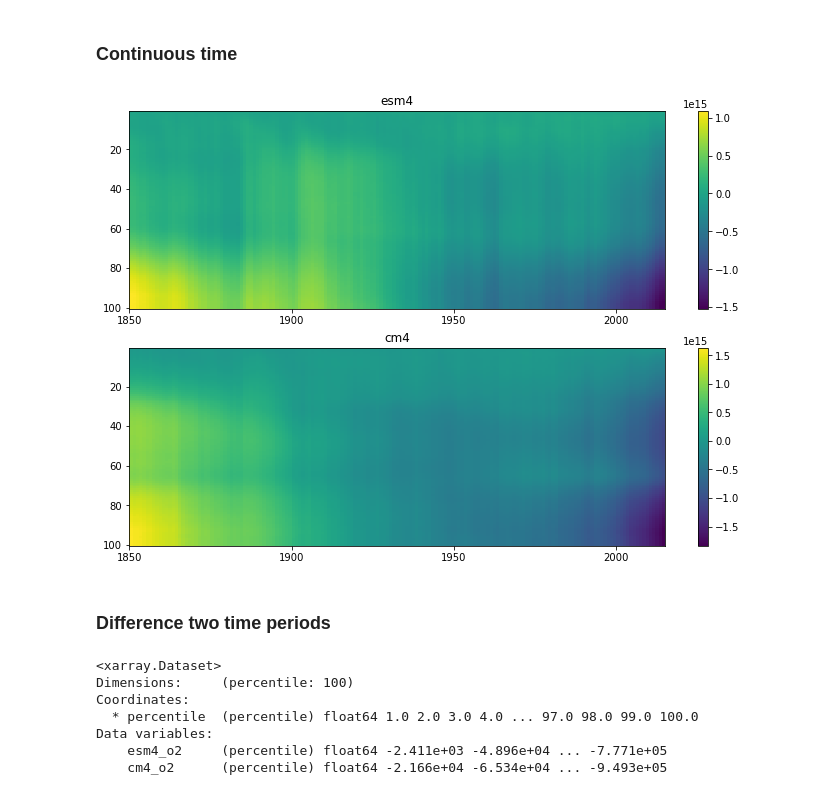
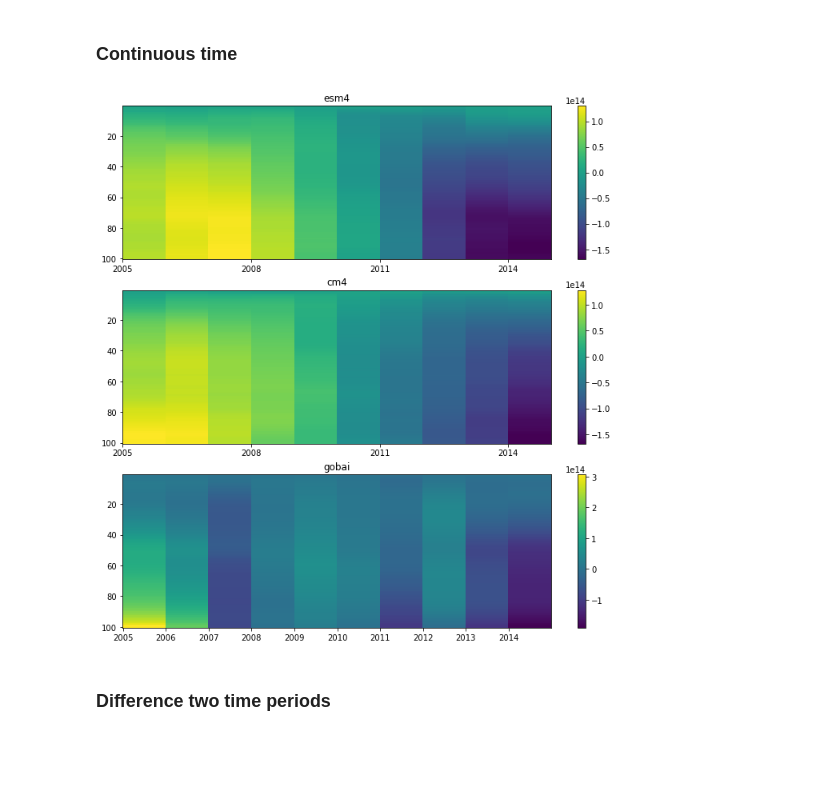
Before and after one commit to gmacgilchrist/oxygen, a Jupyter notebook: notebooks/draw_tracerpercentile_cfdatasets.ipynb, the cells around one changed output. Saved outputs shown, nothing was run; the diff lists cells and outputs as text; code cells hidden in the pictures; blank space fills up the shorter version.

```diff
--- a/notebooks/draw_tracerpercentile_cfdatasets.ipynb
+++ b/notebooks/draw_tracerpercentile_cfdatasets.ipynb
@@ -6,33 +6,38 @@ from static import *
 import cftime
 import matplotlib.pyplot as plt
 # %%
-datasets = ['esm4','cm4']
+datasets = ['esm4','cm4','gobai']
 tracernames = ['o2']
 ascending = False
+upper2k=True
 # %%
 dd = {}
 for dataset in datasets:
     dd[dataset]=xr.Dataset()
     for tracername in tracernames:
-        tmp = xr.open_dataset(path_tp(tracername,dataset,ascending))
+        tmp = xr.open_dataset(path_tp(tracername,dataset,ascending,upper2k))
         tmp = tmp.rename({'tp':'tp_'+tracername,'Tp':'Tp_'+tracername})
         dd[dataset]=xr.merge([dd[dataset],tmp])
 # %% [markdown]
 ### Continuous time
 # %%
+timeperiod = slice('2005-01-01','2014-12-31')
+
 tracername = 'o2'
 nd = len(datasets)
 fig,axarr = plt.subplots(figsize=(12,4*nd),nrows=nd)
 for i,dataset in enumerate(datasets):
     ax = axarr.flat[i]
     ds = dd[dataset]
+    if timeperiod is not None:
+        ds = ds.sel(time=timeperiod)
     Z = ds['Tp_'+tracername]-ds['Tp_'+tracername].mean('time')
     im = ax.pcolormesh(Z['time'].values,Z['percentile'],Z.transpose(),shading='auto')
     ax.invert_yaxis()
     ax.set_title(dataset)
     plt.colorbar(im,ax=ax)
 # %% [output]
-[figure, old version]
+[figure, new version]
 # %% [markdown]
 ### Difference two time periods
 # %%
@@ -55,16 +60,6 @@ for dataset in datasets:
     dds = (ds_t2-ds_t1)/dt
     for tracername in tracernames:
         dTp[dataset+'_'+tracername] = dds['Tp_'+tracername]
-# %%
-dTp
-# %% [output]
-<xarray.Dataset>
-Dimensions:     (percentile: 100)
-Coordinates:
-  * percentile  (percentile) float64 1.0 2.0 3.0 4.0 ... 97.0 98.0 99.0 100.0
-Data variables:
-    esm4_o2     (percentile) float64 -2.411e+03 -4.896e+04 ... -7.771e+05
-    cm4_o2      (percentile) float64 -2.166e+04 -6.534e+04 ... -9.493e+05
 # %%
 fig,ax = plt.subplots(figsize=(4,8))
 for dataset in datasets:
```
Also changed, not shown: parts of 2 cells of this notebook.
